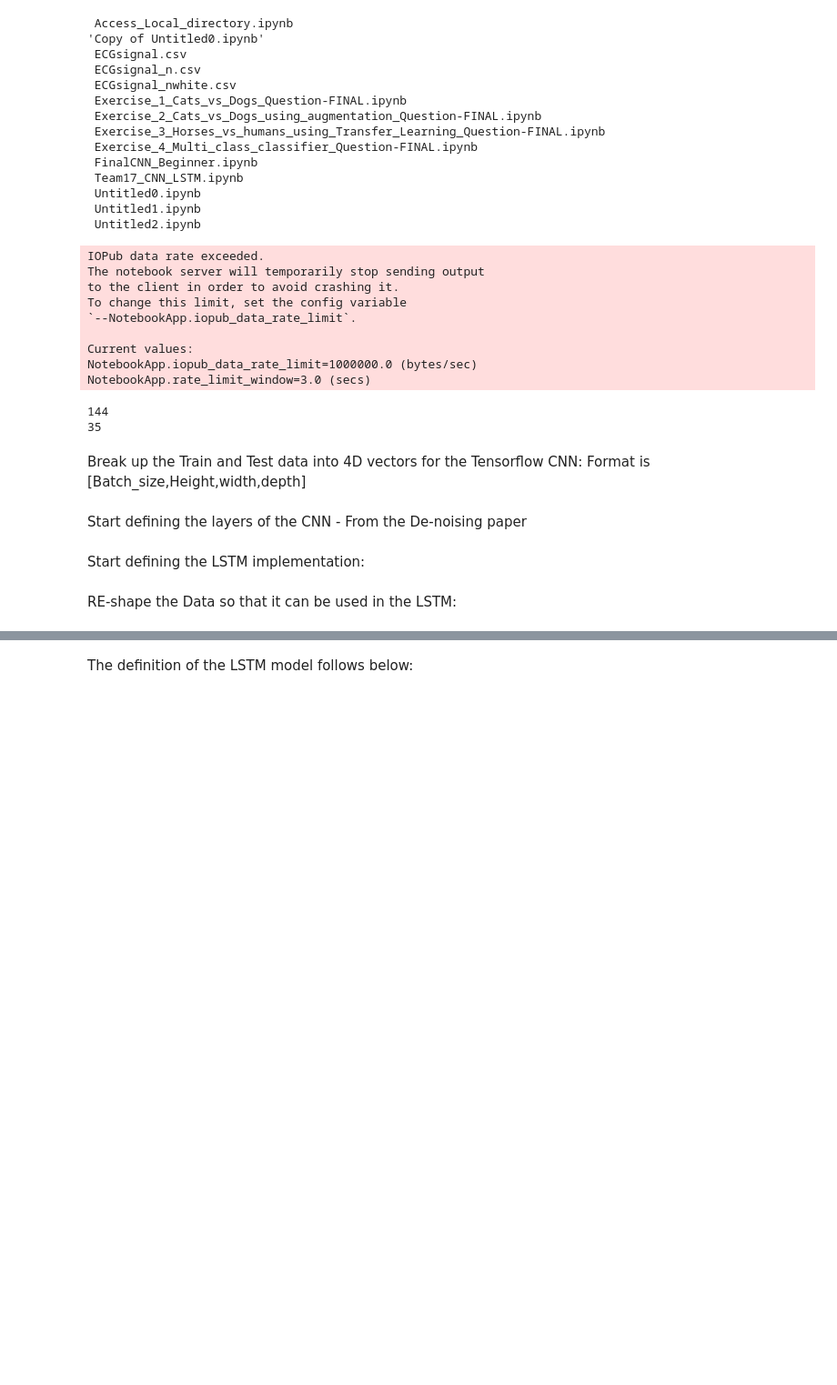
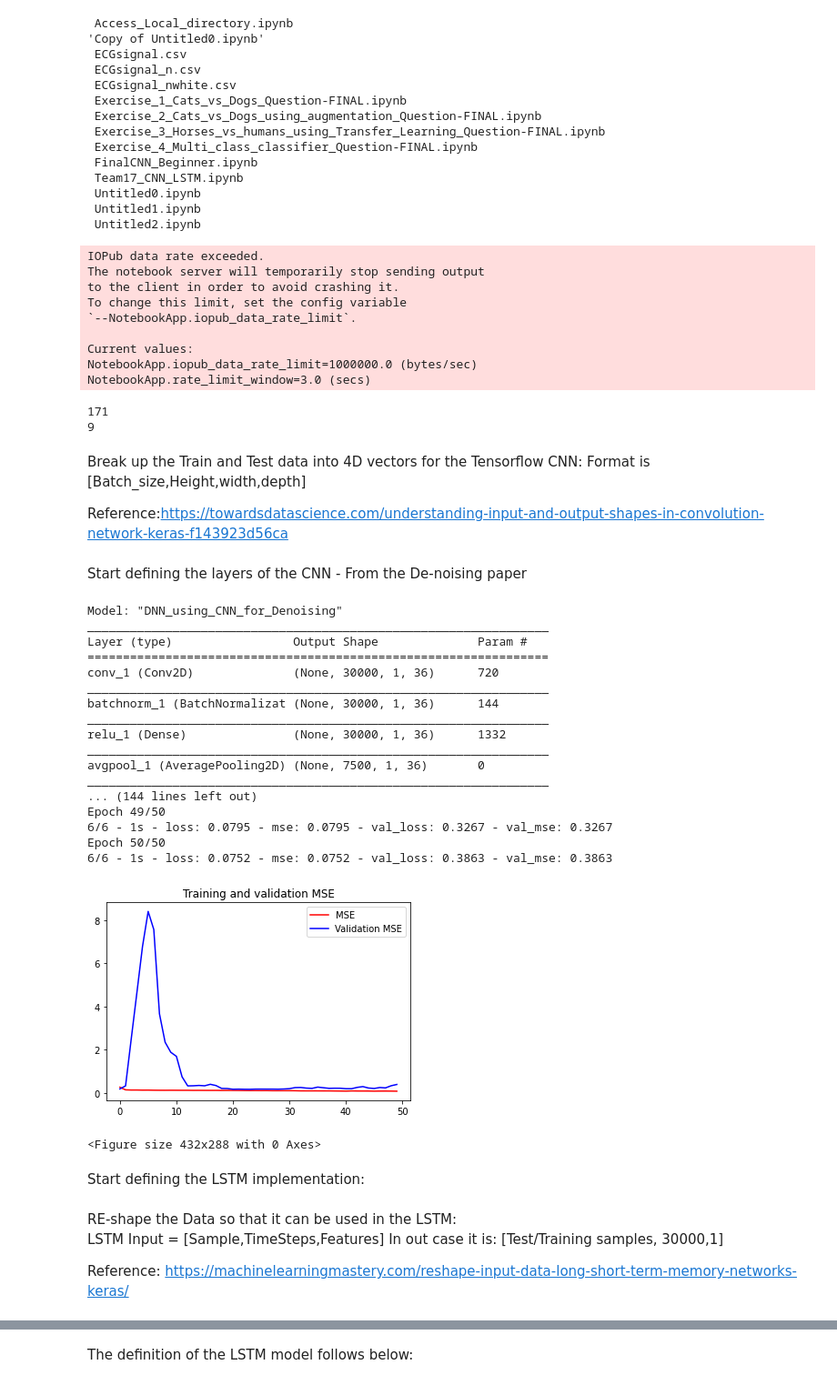
Before and after one commit to Whitchurch/Tensorflow, a Jupyter notebook: Team17_CNN_LSTM.ipynb, the cells around one changed output, grey strips where cells are left out. Shown: that part at 91% size. Cells and saved outputs as stored; diff of their text form; code cells hidden in the pictures; blank space fills up the shorter version.

```diff
--- a/Team17_CNN_LSTM.ipynb
+++ b/Team17_CNN_LSTM.ipynb
@@ -89,7 +89,7 @@ NotebookApp.rate_limit_window=3.0 (secs)
 # %%
 tupleofdimensions = ECGsignal_arr.shape
 num = tupleofdimensions[0]
-Training_test_Split = 0.80  # Modify this line to control the Test-Train split
+Training_test_Split = 0.95  # Modify this line to control the Test-Train split
 
 a=Training_test_Split*num;
 XTrain=ECGsignal_n_arr[0:int(a)];
@@ -103,10 +103,12 @@ test_samples =30*60*(1-Training_test_Split)/10;
 print(int(train_samples))
 print(int(test_samples))
 # %% [output]
-144
-35
+171
+9
 # %% [markdown]
 Break up the Train and Test data into 4D vectors for the Tensorflow CNN: Format is [Batch_size,Height,width,depth]
+
+Reference:https://towardsdatascience.com/understanding-input-and-output-shapes-in-convolution-network-keras-f143923d56ca
 # %%
 XTrain_reshaped = np.reshape(XTrain,(int(train_samples),30000,1,1))
 YTrain_reshaped = np.reshape(YTrain,(int(train_samples),30000))
@@ -116,7 +118,7 @@ YTest_reshaped = np.reshape(YTest,(int(test_samples),30000))
 # %% [markdown]
 Start defining the layers of the CNN - From the De-noising paper
 # %%
-model = Sequential()
+model = Sequential(name="DNN_using_CNN_for_Denoising")
 
 # Convolution layers are used to extract the most prominent features of the input data.
 #Layer 1:
@@ -166,48 +168,67 @@ model.add(Flatten())
 
 #Now adding in the fully-connected dense layer: This will act on the data extracted from the CNN in the prior stages
 model.add(Dense(units= 30000,activation=None,use_bias=True))
 model.summary()
 
 #Last layer of the FCN is only showing the inputsx weight.
 #Investigating to see, if the bias is used. even though model summary is not displaying it.
 #weights, biases = model.layers[25].get_weights()
 #print(len(weights))
 #print(len(biases))
 
 #Build the model, we follow the paper, using Adam optimizer, for speeding up gradient descent
 #And RMS as the cost function, metric to optimize against.
 
 #Compile the model
-model.compile(optimizer='adam',loss='mean_squared_error',metrics=['accuracy'])
+model.compile(optimizer='adam',loss='mean_squared_error',metrics=['mse'])
 
 #Fit the model.
 # Train the Model
 #history = model.fit_generator(train_generator,validation_data = validation_generator, epochs = 10,steps_per_epoch = 1372, validation_steps = 350,verbose = 1 )
-history = model.fit(XTrain_reshaped,YTrain_reshaped,epochs=15,verbose=1,validation_data=(XTest_reshaped,YTest_reshaped))
+history = model.fit(XTrain_reshaped,YTrain_reshaped,epochs=50,verbose=2,validation_data=(XTest_reshaped,YTest_reshaped))
 
 # Plot the chart for accuracy and loss on both training and validation
 %matplotlib inline
 import matplotlib.pyplot as plt
-acc = history.history['accuracy']
-val_acc = history.history['val_accuracy']
-loss = history.history['loss']
-val_loss = history.history['val_loss']
+mse = history.history['mse']
+val_mse = history.history['val_mse']
+
 
 epochs = range(len(acc))
 
-plt.plot(epochs, acc, 'r', label='Training accuracy')
-plt.plot(epochs, val_acc, 'b', label='Validation accuracy')
-plt.title('Training and validation accuracy')
+plt.plot(epochs, mse, 'r', label='MSE')
+plt.plot(epochs, val_mse, 'b', label='Validation MSE')
+plt.title('Training and validation MSE')
 plt.legend()
 plt.figure()
 
-plt.plot(epochs, loss, 'r', label='Training Loss')
-plt.plot(epochs, val_loss, 'b', label='Validation Loss')
-plt.title('Training and validation loss')
-plt.legend()
-
 plt.show()
+# %% [output]
+Model: "DNN_using_CNN_for_Denoising"
+_________________________________________________________________
+Layer (type)                 Output Shape              Param #
+=================================================================
+conv_1 (Conv2D)              (None, 30000, 1, 36)      720
+_________________________________________________________________
+batchnorm_1 (BatchNormalizat (None, 30000, 1, 36)      144
+_________________________________________________________________
+relu_1 (Dense)               (None, 30000, 1, 36)      1332
+_________________________________________________________________
+avgpool_1 (AveragePooling2D) (None, 7500, 1, 36)       0
+_________________________________________________________________
+... (144 lines left out)
+Epoch 49/50
+6/6 - 1s - loss: 0.0795 - mse: 0.0795 - val_loss: 0.3267 - val_mse: 0.3267
+Epoch 50/50
+6/6 - 1s - loss: 0.0752 - mse: 0.0752 - val_loss: 0.3863 - val_mse: 0.3863
+[figure, added]
+<Figure size 432x288 with 0 Axes>
 # %% [markdown]
 Start defining the LSTM implementation:
 # %% [markdown]
 RE-shape the Data so that it can be used in the LSTM:
+LSTM Input = [Sample,TimeSteps,Features]
+In out case it is: [Test/Training samples, 30000,1]
+
+Reference:
+https://machinelearningmastery.com/reshape-input-data-long-short-term-memory-networks-keras/
```
Also changed, not shown: parts of 4 cells of this notebook.
